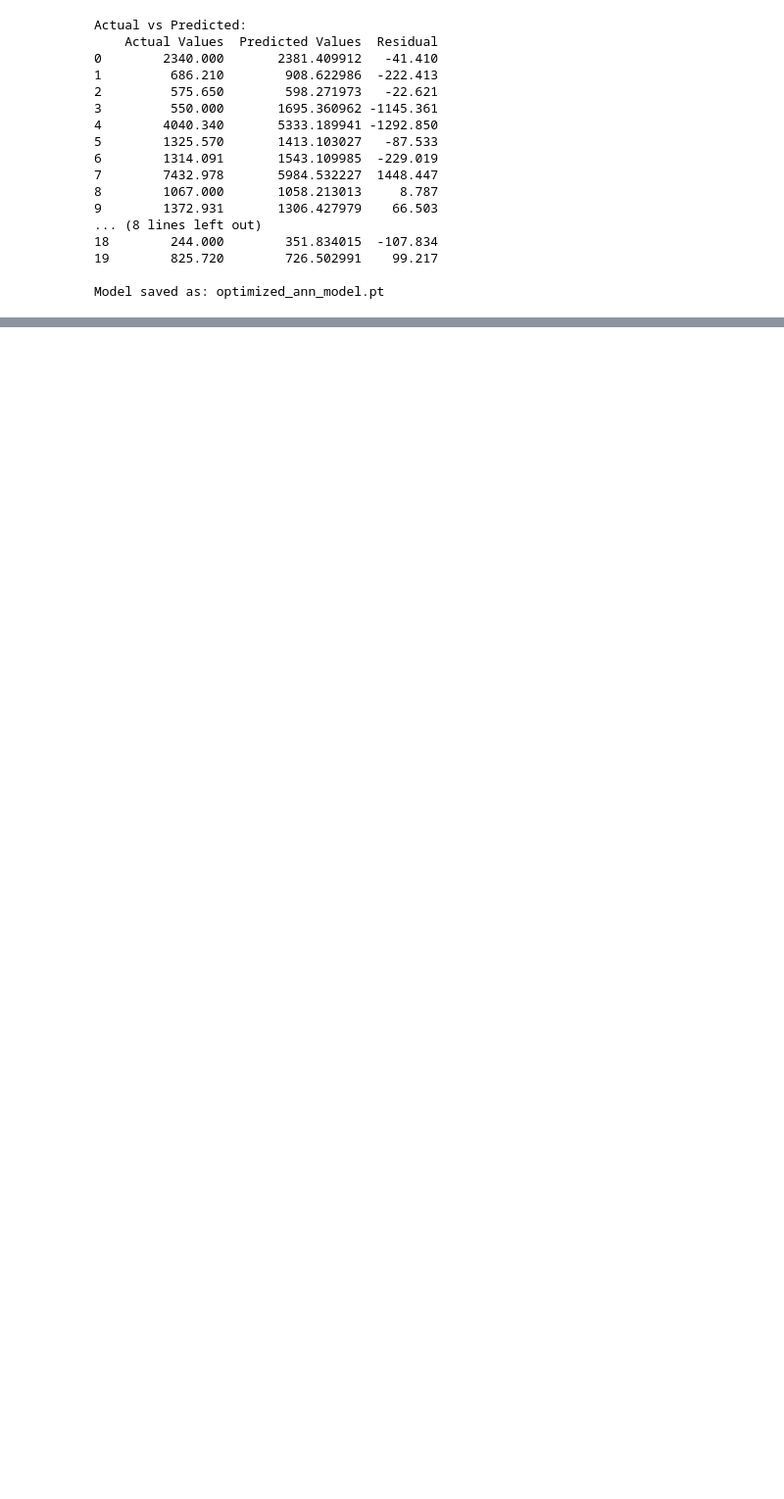
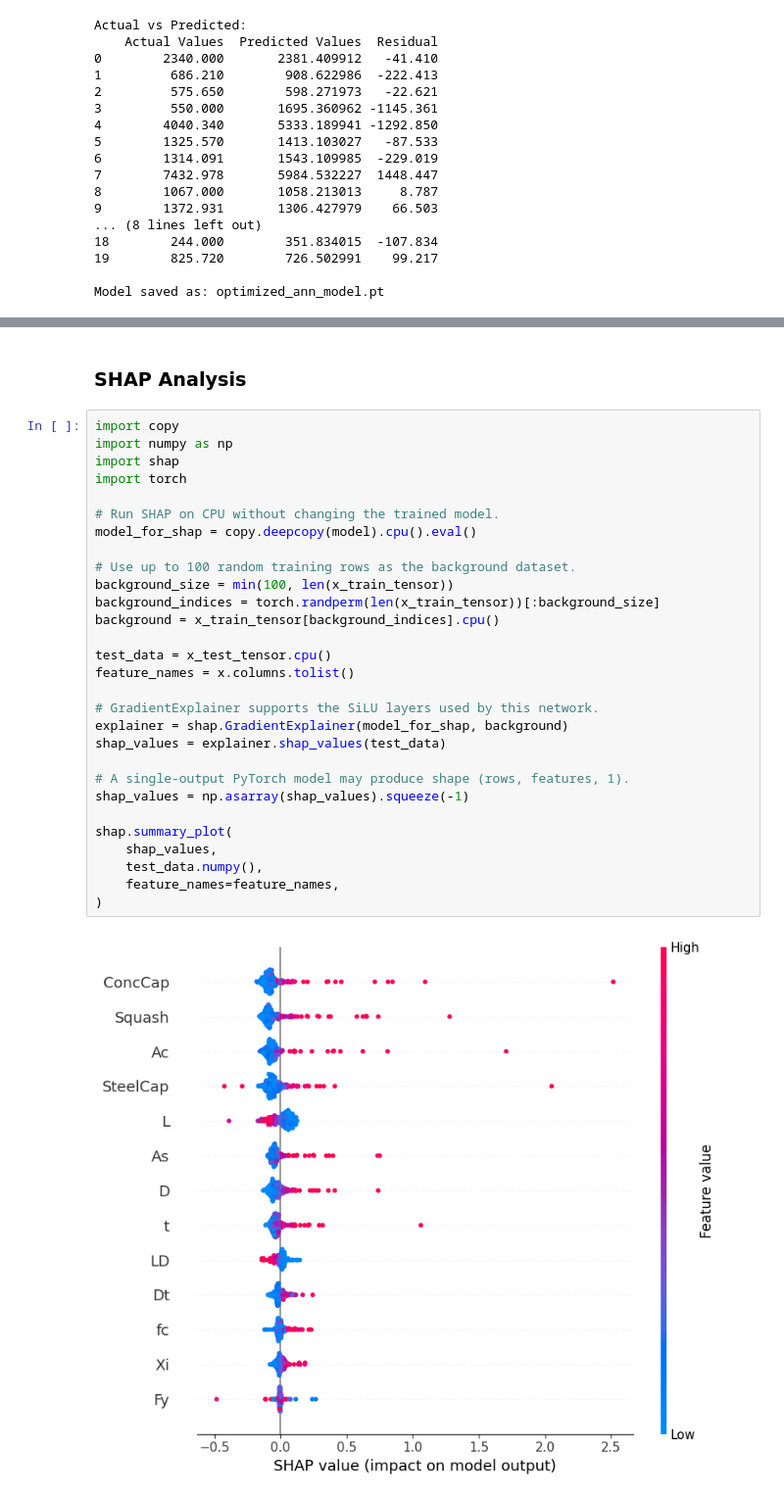
Before and after one commit to priyanshuiitbhu/Application-of-ML-PINNs-for-predicting-axial-loads-capacity-of-concrete-filled-steel-columns, a Jupyter notebook: ANN_PINNs.ipynb, the cells around one changed output, grey strips where cells are left out. Shown at 98% size. Saved outputs shown, nothing was run; the diff lists cells and outputs as text; blank space fills up the shorter version.

Commit message:
Fix SHAP and MC dropout analysis

```diff
--- a/ANN_PINNs.ipynb
+++ b/ANN_PINNs.ipynb
@@ -789,0 +797,33 @@ Model saved as: optimized_ann_model.pt
+# %% [markdown]
+### SHAP Analysis
+# %%
+import copy
+import numpy as np
+import shap
+import torch
+
+# Run SHAP on CPU without changing the trained model.
+model_for_shap = copy.deepcopy(model).cpu().eval()
+
+# Use up to 100 random training rows as the background dataset.
+background_size = min(100, len(x_train_tensor))
+background_indices = torch.randperm(len(x_train_tensor))[:background_size]
+background = x_train_tensor[background_indices].cpu()
+
+test_data = x_test_tensor.cpu()
+feature_names = x.columns.tolist()
+
+# GradientExplainer supports the SiLU layers used by this network.
+explainer = shap.GradientExplainer(model_for_shap, background)
+shap_values = explainer.shap_values(test_data)
+
+# A single-output PyTorch model may produce shape (rows, features, 1).
+shap_values = np.asarray(shap_values).squeeze(-1)
+
+shap.summary_plot(
+    shap_values,
+    test_data.numpy(),
+    feature_names=feature_names,
+)
+# %% [output]
+[figure, added]
```
Also changed, not shown: parts of 8 cells of this notebook.
